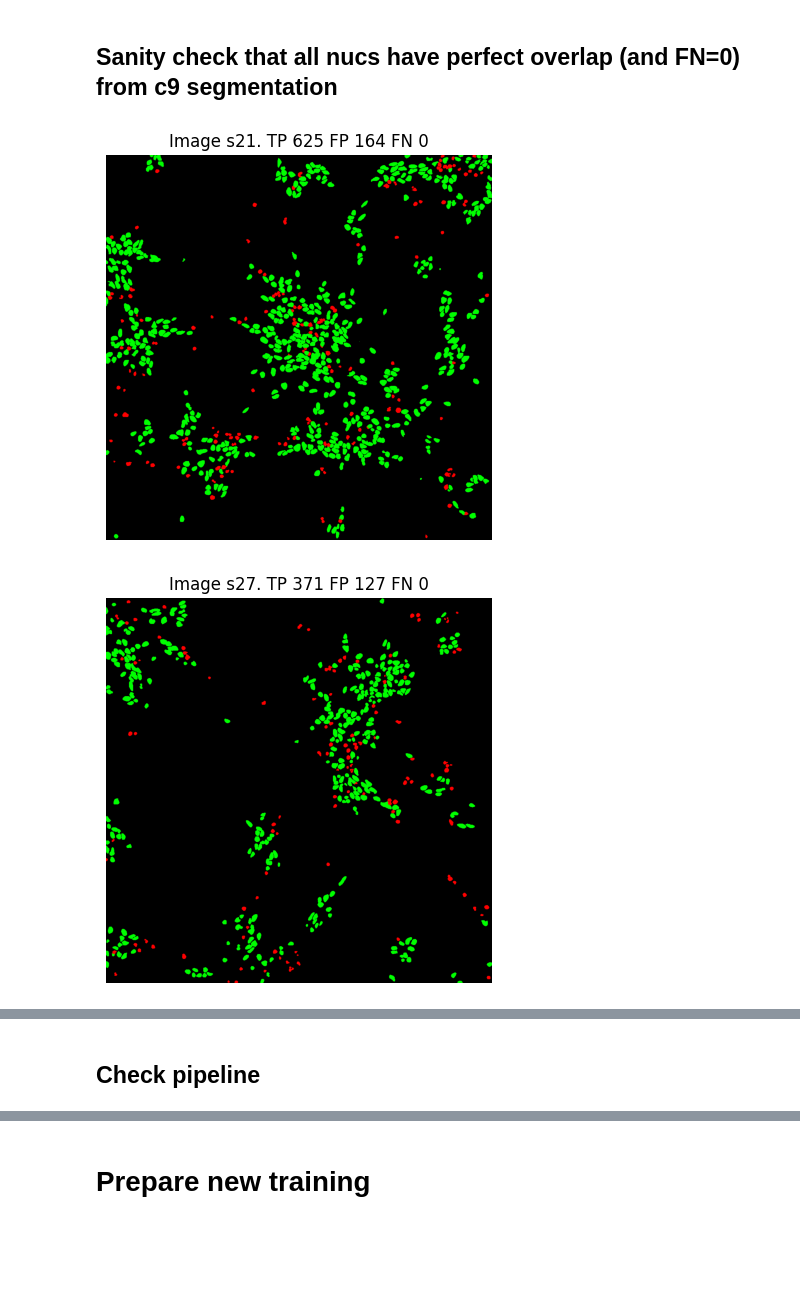
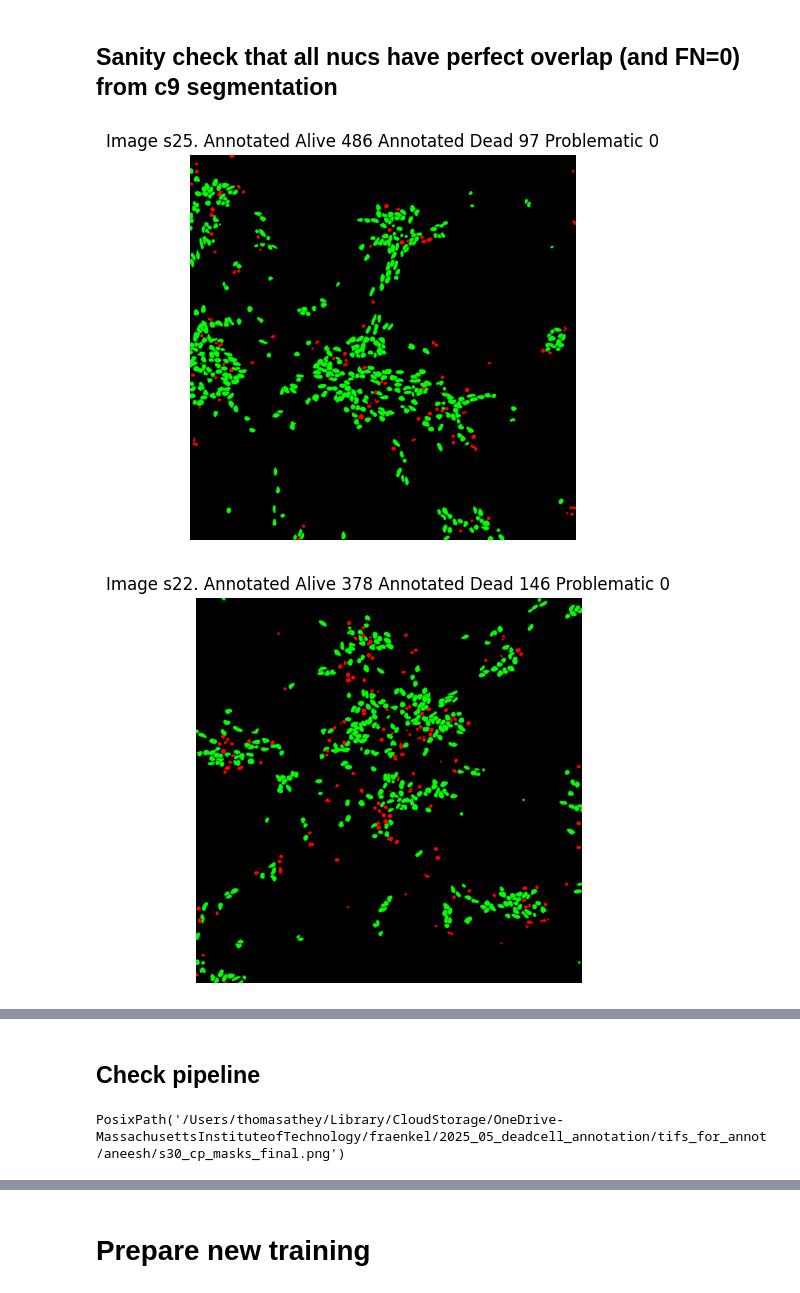
Before and after one commit to Shavit-Lab/cell_paint_seg, a Jupyter notebook: experiments/2025_05_nuc-stains/compute_accuracy.ipynb, the cells around one changed output, grey strips where cells are left out. Drawn from its saved outputs; the diff is of its cells as text; code cells hidden in the pictures; blank space fills up the shorter version.

```diff
--- a/experiments/2025_05_nuc-stains/compute_accuracy.ipynb
+++ b/experiments/2025_05_nuc-stains/compute_accuracy.ipynb
@@ -54,7 +54,7 @@ Unique values in image: {0, 1, 2, 3, 4, 5, 6, 7, 8, 9, 10, 11, 12, 13, 14, 15, 1
 # %% [markdown]
 # Get pipeline
 # %%
-dir_pipeline = "/Users/thomasathey/Documents/shavit-lab/fraenkel/data/aneesh/2025_04_nuc-stains/tommy/segmentations"
+dir_pipeline = "/Users/thomasathey/Documents/shavit-lab/fraenkel/data/aneesh/2025_04_nuc-stains/tommy_07_29/segmentations"
 dir_pipeline = Path(dir_pipeline)
 
 # get all files that end in c12.tif
@@ -80,5 +80,5 @@ Unique values in image: {0, 3, 515, 516, 6, 519, 9, 522, 523, 13, 526, 16, 530,
 # %%
-dir_pipeline = "/Users/thomasathey/Documents/shavit-lab/fraenkel/data/aneesh/2025_04_nuc-stains/tommy/segmentations"
+dir_pipeline = "/Users/thomasathey/Documents/shavit-lab/fraenkel/data/aneesh/2025_04_nuc-stains/tommy_07_29/segmentations"
 dir_pipeline = Path(dir_pipeline)
 
 # get all files that end in c12.tif
@@ -148,25 +148,25 @@ def evaluate_label_overlap(pred, truth):
 # %%
 # for every key that file_dict_manual and file_dict_pipeline_all have in common, plot the two images side by side
 for key in file_dict_manual.keys() & file_dict_pipeline_all.keys():
     manual_image = io.imread(file_dict_manual[key])
     pipeline_image = io.imread(file_dict_pipeline_all[key])
 
     tp, fp, fn = evaluate_label_overlap(pipeline_image, manual_image)
 
     # binarize each image
     manual_image = (manual_image > 0).astype(int)
     pipeline_image = (pipeline_image > 0).astype(int)
 
     # Make an image that is black where both images are 0, blue where manual is 1 and pipeline is 0, red where manual is 0 and pipeline is 1, and green where both are 1
     green_channel = (manual_image & pipeline_image).astype(int) * 255
     red_channel = ((~manual_image) & pipeline_image).astype(int) * 255
     blue_channel = (manual_image & ~pipeline_image).astype(int) * 255
     combined_image = np.stack((red_channel, green_channel, blue_channel), axis=-1)
     plt.figure(figsize=(10, 5))
     plt.imshow(combined_image)
-    plt.title(f"Image {key}. TP {tp} FP {fp} FN {fn}")
+    plt.title(f"Image {key}. Annotated Alive {tp} Annotated Dead {fp} Problematic {fn}")
     plt.axis('off')
     plt.show()
 # %% [output]
-[figure, old version]
+[figure, new version]
-[figure, old version]
+[figure, new version]
@@ -183,2 +183,6 @@ for key in file_dict_manual.keys() & file_dict_pipeline_all.keys():
 # %% [markdown]
 ## Check pipeline
+# %%
+file_dict_manual[key]
+# %% [output]
+PosixPath('/Users/thomasathey/Library/CloudStorage/OneDrive-MassachusettsInstituteofTechnology/fraenkel/2025_05_deadcell_annotation/tifs_for_annot/aneesh/s30_cp_masks_final.png')
```
Also changed, not shown: parts of 7 cells of this notebook, 1 other file.
